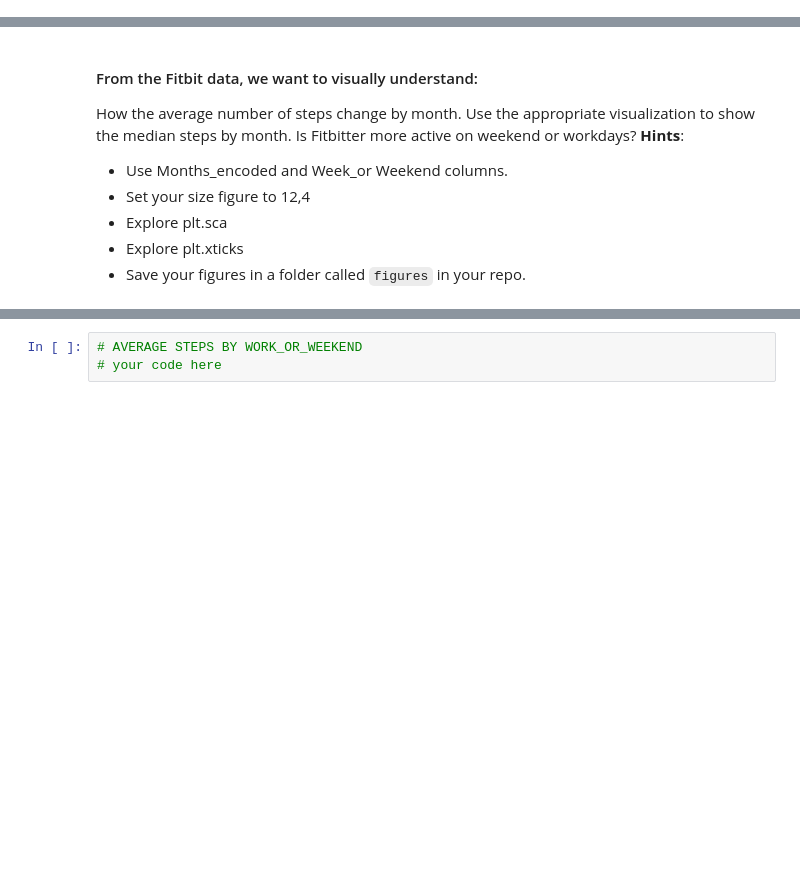
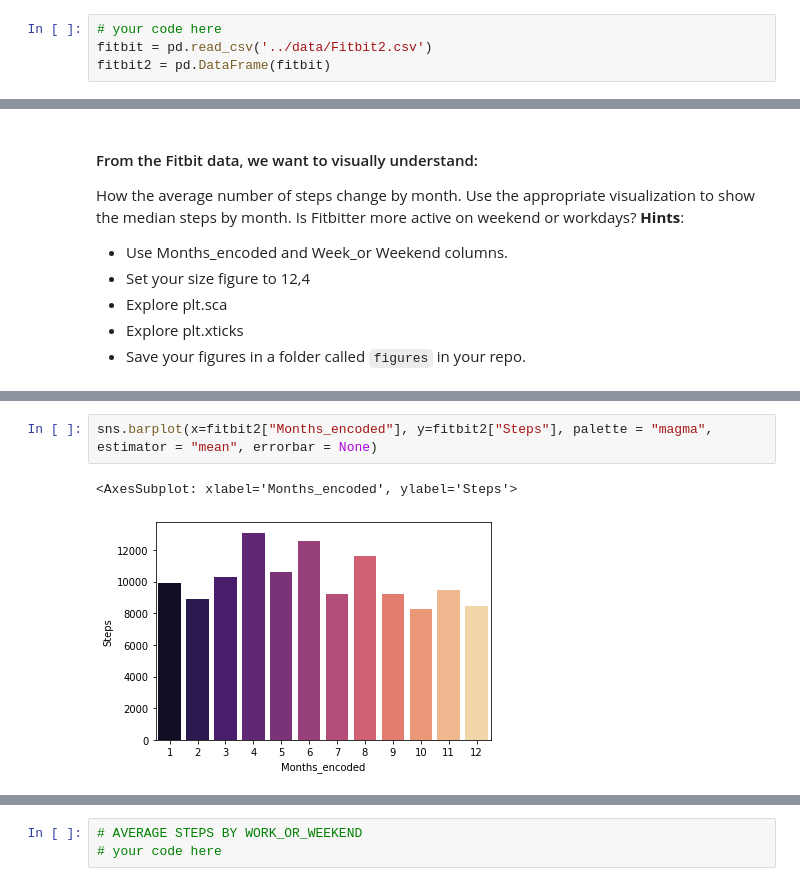
Before and after one commit to Ironhack-data-bcn-january-2023/lab-matplotlib-seaborn, a Jupyter notebook: your-code/main.ipynb, the cells around one changed output, grey strips where cells are left out. Cells and saved outputs as stored; diff of their text form; blank space fills up the shorter version.

Commit message:
Uploaded some Visualization exercises

```diff
--- a/your-code/main.ipynb
+++ b/your-code/main.ipynb
@@ -15,0 +17,4 @@ import numpy as np
+# %%
+# your code here
+fitbit = pd.read_csv('../data/Fitbit2.csv')
+fitbit2 = pd.DataFrame(fitbit)
@@ -29,0 +59,5 @@ How the average number of steps change by month. Use the appropriate visualizati
+# %%
+sns.barplot(x=fitbit2["Months_encoded"], y=fitbit2["Steps"], palette = "magma", estimator = "mean", errorbar = None)
+# %% [output]
+<AxesSubplot: xlabel='Months_encoded', ylabel='Steps'>
+[figure, added]
```
Also changed, not shown: parts of 21 cells of this notebook.
